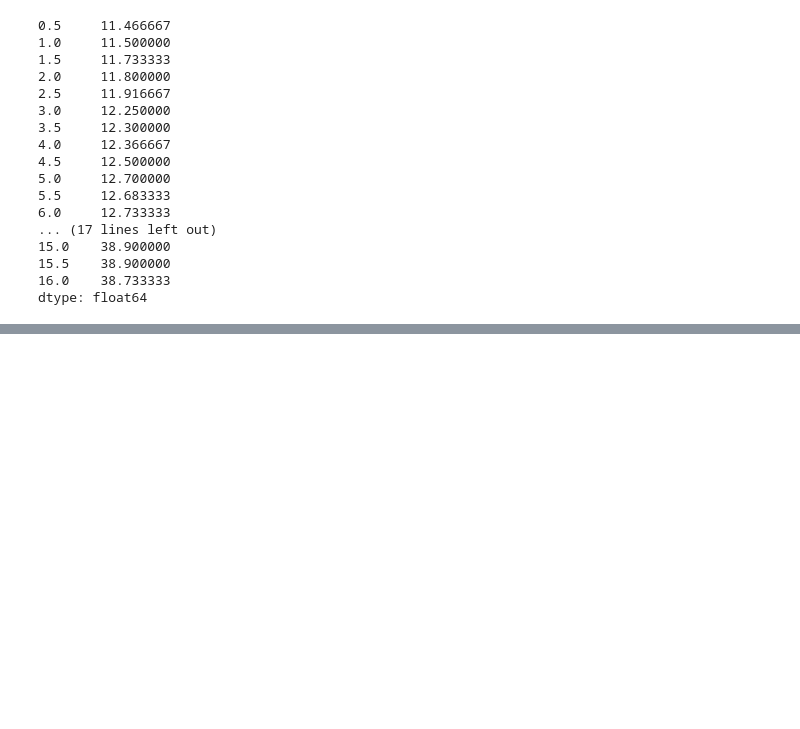
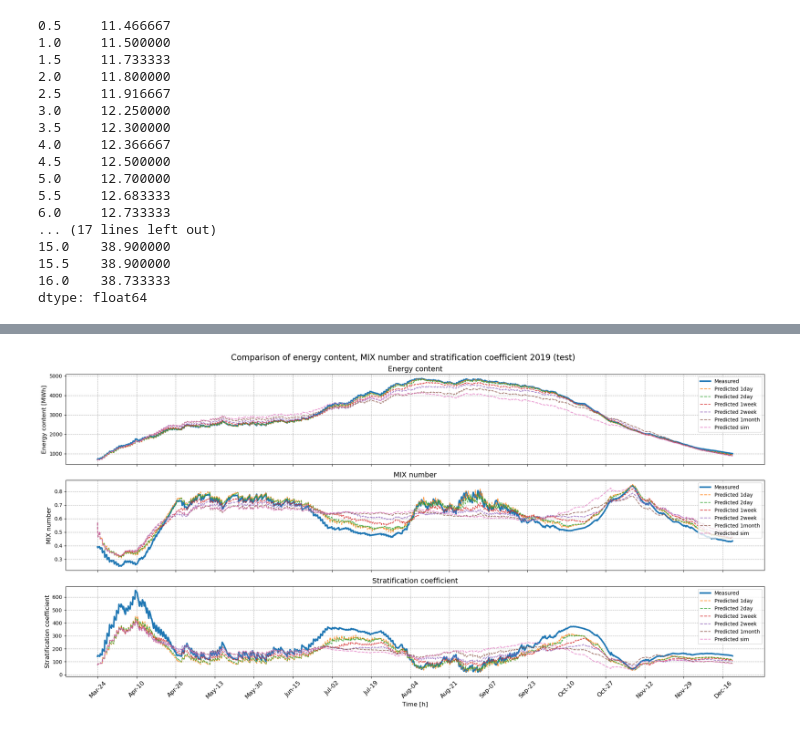
Before and after one commit to petergroenning/thesis_project, a Jupyter notebook: notebooks/eval.ipynb, the cells around one changed output, grey strips where cells are left out. Cells and saved outputs as stored; diff of their text form; code cells hidden in the pictures; blank space fills up the shorter version.

```diff
--- a/notebooks/eval.ipynb
+++ b/notebooks/eval.ipynb
@@ -200,0 +373,44 @@ plt.plot(np.log(energy_content(water_sensors.iloc[:], v)))
+# %%
+fig, ax = plt.subplots(3,1, figsize=(20, 10), sharex=True)
+labels = ['1day', '2day', '1week', '2week', '1month', 'sim']
+
+ax[0].plot((E_true)/3600000000, label='Measured', linewidth=3)
+ax[1].plot(MIX_true, label='Measured', linewidth=3)
+ax[2].plot(Str_true, label='Measured', linewidth=3)
+
+for i in range(len(Me)):
+    ax[0].plot((E[i]/3600000000), label=f'Predicted {labels[i]}', linestyle='--', alpha = 0.8)
+    MIX = (Me_str[i] - Me[i])/(Me_str[i] - Me_Mix[i])
+    ax[1].plot(MIX, label=f'Predicted {labels[i]}', linestyle='--', alpha = 0.8)
+
+    ax[2].plot(S[i], label=f'Predicted {labels[i]}', linestyle='--', alpha = 0.8)
+
+ax[0].legend(loc = 'upper right', fontsize = 10)
+ax[0].set_title('Energy content', fontsize = 14)
+ax[0].set_ylabel('Energy content [MWh]', fontsize = 12)
+ax[0].grid(linestyle = '--')
+
+# ax[1].set_xlabel('Time [h]')
+ax[1].legend(loc = 'upper right', fontsize = 10)
+ax[1].set_title('MIX number', fontsize = 14)
+ax[1].grid(linestyle = '--')
+ax[1].set_ylabel('MIX number', fontsize = 12)
+
+ax[2].set_xlabel('Time [h]', fontsize = 12)
+ax[2].legend(loc = 'upper right', fontsize = 10)
+ax[2].set_title('Stratification coefficient', fontsize = 14)
+ax[2].grid(linestyle = '--')
+ax[2].set_ylabel('Stratification coefficient', fontsize = 12)
+
+index = water_sensors.index
+ticks = np.arange(0, len(index), 400)
+tick_labels = [index[t].strftime('%b-%d') for t in ticks]
+ax[2].set_xticks(ticks)
+ax[2].set_xticklabels(tick_labels, rotation=45, fontsize = 12)
+# ax[2].se
+
+# Set overall title
+fig.suptitle('Comparison of energy content, MIX number and stratification coefficient 2019 (test)', fontsize = 16)
+fig.tight_layout()
+# %% [output]
+[figure, added]
```
Also changed, not shown: parts of 16 cells of this notebook, 6 other files.
